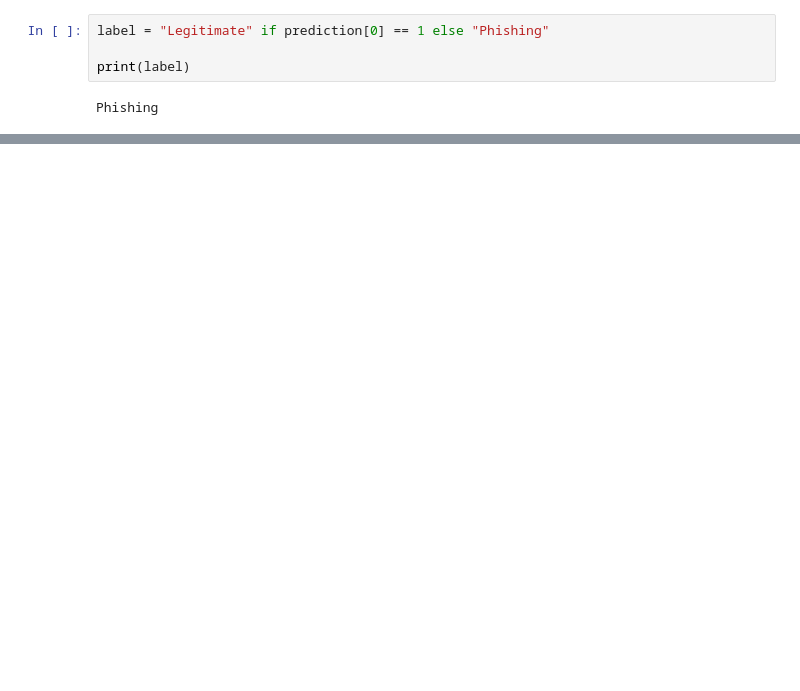
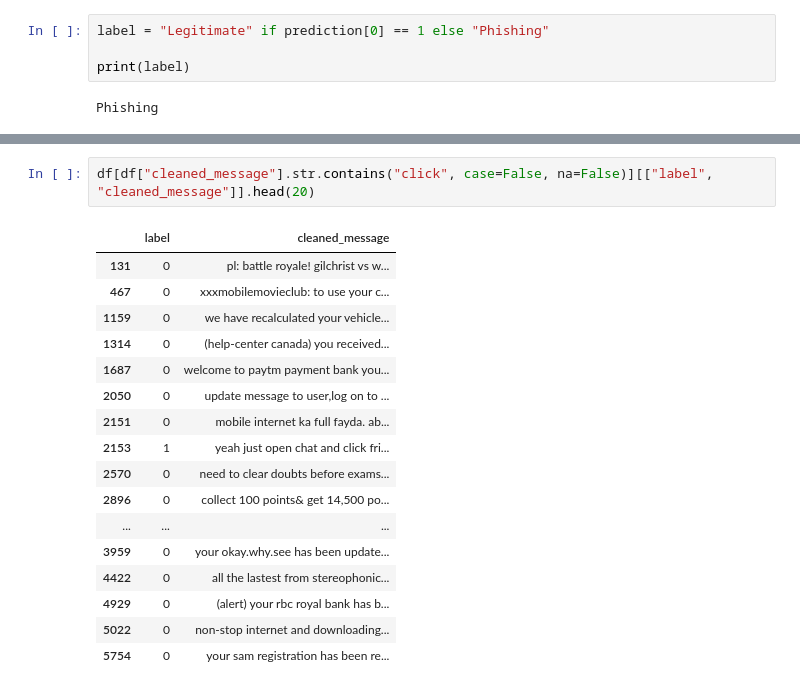
Before and after one commit to BinitaPandey12/phishing-detection-ml-system, a Jupyter notebook: notebooks/phishing_msg_preparation.ipynb, the cells around one changed output, grey strips where cells are left out. Saved outputs shown, nothing was run; the diff lists cells and outputs as text; blank space fills up the shorter version.

```diff
--- a/notebooks/phishing_msg_preparation.ipynb
+++ b/notebooks/phishing_msg_preparation.ipynb
@@ -970,0 +1070,20 @@ Phishing
+# %%
+df[df["cleaned_message"].str.contains("click", case=False, na=False)][["label", "cleaned_message"]].head(20)
+# %% [output]
+|  | label | cleaned_message |
+| 131 | 0 | pl: battle royale! gilchrist vs w... |
+| 467 | 0 | xxxmobilemovieclub: to use your c... |
+| 1159 | 0 | we have recalculated your vehicle... |
+| 1314 | 0 | (help-center canada) you received... |
+| 1687 | 0 | welcome to paytm payment bank you... |
+| 2050 | 0 | update message to user,log on to ... |
+| 2151 | 0 | mobile internet ka full fayda. ab... |
+| 2153 | 1 | yeah just open chat and click fri... |
+| 2570 | 0 | need to clear doubts before exams... |
+| 2896 | 0 | collect 100 points& get 14,500 po... |
+| ... | ... | ... |
+| 3959 | 0 | your okay.why.see has been update... |
+| 4422 | 0 | all the lastest from stereophonic... |
+| 4929 | 0 | (alert) your rbc royal bank has b... |
+| 5022 | 0 | non-stop internet and downloading... |
+| 5754 | 0 | your sam registration has been re... |
```
Also changed, not shown: parts of 32 cells of this notebook, 13 other files.
